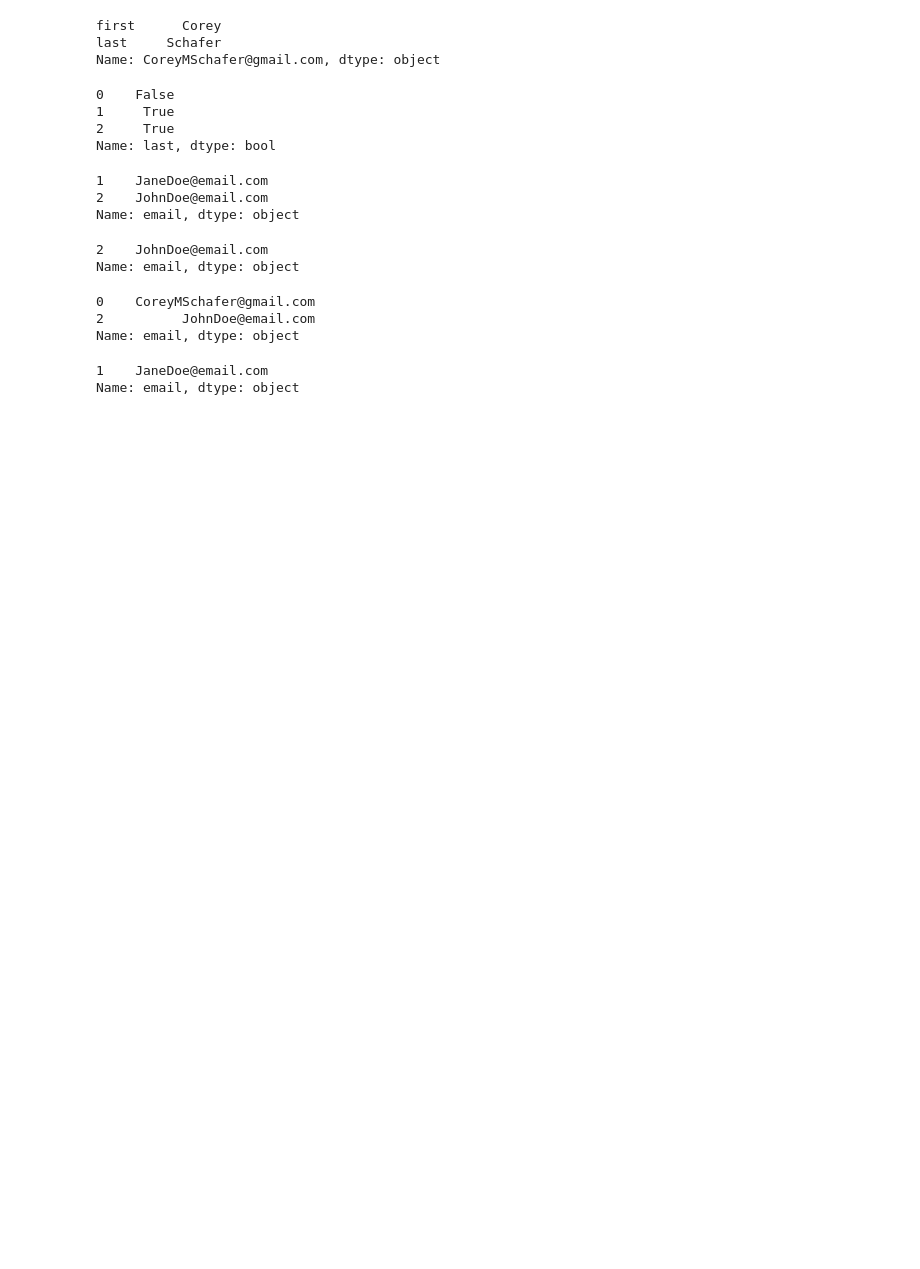
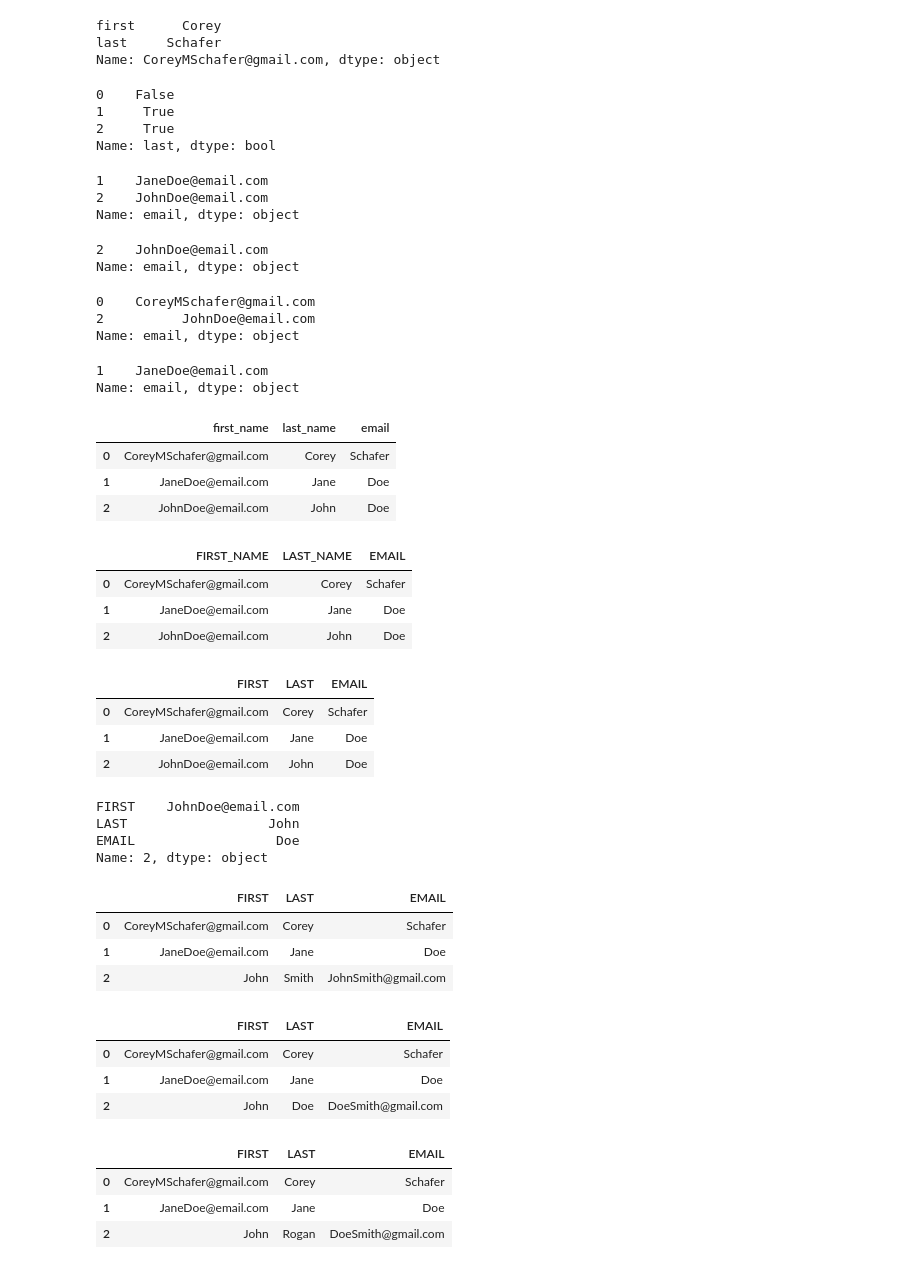
Before and after one commit to jkaikkonen/Pandas-training, a Jupyter notebook: Codesnippets.ipynb, the cells around one changed output. Saved outputs shown, nothing was run; the diff lists cells and outputs as text; code cells hidden in the pictures; blank space fills up the shorter version.

Commit message:
Updating Rows and Columns

```diff
--- a/Codesnippets.ipynb
+++ b/Codesnippets.ipynb
@@ -157,3 +157,12 @@ df.loc[~filt, "email"] #gives the opposite of the filters rows
 # %% [output]
 1    JaneDoe@email.com
 Name: email, dtype: object
+# %%
+df.columns = ["first_name", "last_name", "email"] #changes column names
+# %%
+df
+# %% [output]
+|  | first_name | last_name | email |
+| 0 | CoreyMSchafer@gmail.com | Corey | Schafer |
+| 1 | JaneDoe@email.com | Jane | Doe |
+| 2 | JohnDoe@email.com | John | Doe |
@@ -159,0 +171,7 @@ Name: email, dtype: object
+# %%
+df
+# %% [output]
+|  | FIRST_NAME | LAST_NAME | EMAIL |
+| 0 | CoreyMSchafer@gmail.com | Corey | Schafer |
+| 1 | JaneDoe@email.com | Jane | Doe |
+| 2 | JohnDoe@email.com | John | Doe |
@@ -159,0 +182,14 @@ Name: email, dtype: object
+# %%
+df
+# %% [output]
+|  | FIRST | LAST | EMAIL |
+| 0 | CoreyMSchafer@gmail.com | Corey | Schafer |
+| 1 | JaneDoe@email.com | Jane | Doe |
+| 2 | JohnDoe@email.com | John | Doe |
+# %%
+df.loc[2] #gives row 2 using index
+# %% [output]
+FIRST    JohnDoe@email.com
+LAST                  John
+EMAIL                  Doe
+Name: 2, dtype: object
@@ -159,0 +198,7 @@ Name: email, dtype: object
+# %%
+df
+# %% [output]
+|  | FIRST | LAST | EMAIL |
+| 0 | CoreyMSchafer@gmail.com | Corey | Schafer |
+| 1 | JaneDoe@email.com | Jane | Doe |
+| 2 | John | Smith | JohnSmith@gmail.com |
@@ -159,0 +207,7 @@ Name: email, dtype: object
+# %%
+df
+# %% [output]
+|  | FIRST | LAST | EMAIL |
+| 0 | CoreyMSchafer@gmail.com | Corey | Schafer |
+| 1 | JaneDoe@email.com | Jane | Doe |
+| 2 | John | Doe | DoeSmith@gmail.com |
@@ -159,0 +216,7 @@ Name: email, dtype: object
+# %%
+df
+# %% [output]
+|  | FIRST | LAST | EMAIL |
+| 0 | CoreyMSchafer@gmail.com | Corey | Schafer |
+| 1 | JaneDoe@email.com | Jane | Doe |
+| 2 | John | Rogan | DoeSmith@gmail.com |
```
Also changed, not shown: parts of 53 cells of this notebook, 1 other file.
